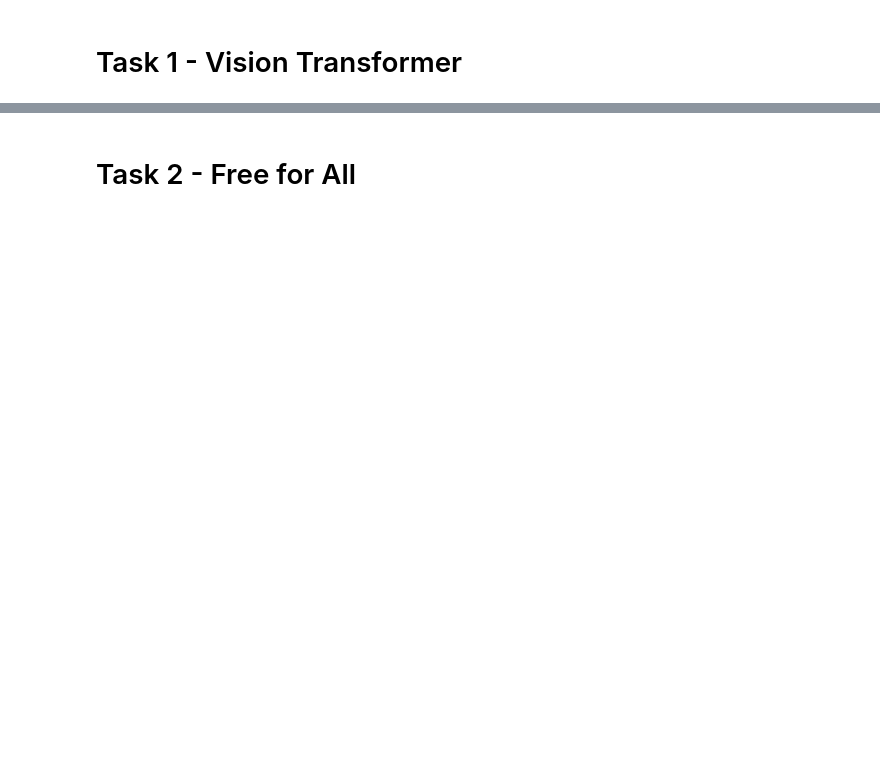
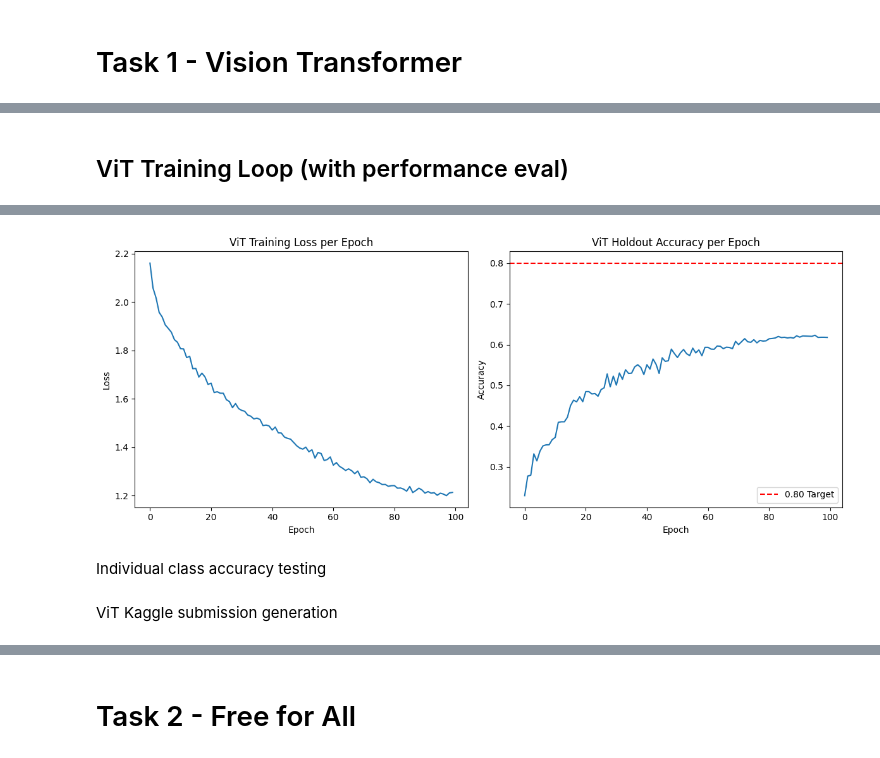
Before and after one commit to Thcastro2004/ECSE551-A2-ML-for-engineers, a Jupyter notebook: Barnett_Cottereau_Zhang_Assignment2.ipynb, the cells around one changed output, grey strips where cells are left out. Drawn from its saved outputs; the diff is of its cells as text; code cells hidden in the pictures; blank space fills up the shorter version.

```diff
--- a/Barnett_Cottereau_Zhang_Assignment2.ipynb
+++ b/Barnett_Cottereau_Zhang_Assignment2.ipynb
@@ -164,3 +123,11 @@ class CNN(nn.Module):
     return x
+# %%
+def moving_average(values, window):
+    averages = []
+    for i in range(len(values)):
+        start_idx = max(0, i-window+1)
+        window_values = values[start_idx:i+1]
+        averages.append(sum(window_values) / len(window_values))
+    return averages
 # %% [markdown]
 CNN Training
@@ -343,11 +418,2 @@ Creating a Dataset for the 2000 unlabelled images for Kaggle
 # %% [markdown]
 CNN Prediction for Kaggle
-# %%
-
-kaggle_dataset = Test551()
-kaggle_dataloader = DataLoader(kaggle_dataset, batch_size=64, shuffle=True, num_workers=2, persistent_workers=True)
-
-
-for input, label in kaggle_dataloader:
-  #output =
-  pass
@@ -394,0 +901,54 @@ dataset = Dataset551()
+# %% [markdown]
+## ViT Training Loop (with performance eval)
+# %%
+best_holdout_acc = 0.0
+history = {"train_loss":[], "hold_acc":[]}
+
+for epoch in range(1, VIT_CONFIG['num_epochs'] + 1):
+    # --- Train ---
+    t_loss, t_acc = train_one_epoch(model_vit, train_loader, optimizer, criterion, scaler=scaler, device=device, accumulation_steps=4)
+
+    # --- Validate ---
+    h_loss, h_acc = validate(model_vit, holdout_loader, criterion, device=device)
+
+    scheduler.step() # Step LR scheduler
+
+    # --- Record History ---
+    history["train_loss"].append(t_loss)
+    history["hold_acc"].append(h_acc)
+
+    # --- Output Progress ---
+    print(f"Epoch {epoch}/{VIT_CONFIG['num_epochs']} | Train Acc: {t_acc:.4f} | Holdout Acc: {h_acc:.4f} | Holdout Loss: {h_loss:.4f}")
+
+    # --- Save Best Checkpoint (Based on Validation Accuracy) ---
+    if h_acc > best_holdout_acc:
+        best_holdout_acc = h_acc
+        ckpt_path = os.path.join(CHECKPOINT_DIR, "vit_best_model.pth")
+        save_ckpt({'epoch': epoch, 'model_state_dict': model_vit.state_dict(), 'config': VIT_CONFIG, 'hold_acc': h_acc}, ckpt_path)
+
+print(f"\nFinal Best Holdout Accuracy: {best_holdout_acc:.4f}")
+
+# Save the final model state
+final_path = os.path.join(CHECKPOINT_DIR, "vit_final.pth")
+save_ckpt({'epoch': VIT_CONFIG['num_epochs'], 'model_state_dict': model_vit.state_dict(), 'config': VIT_CONFIG}, final_path)
+print("Saved final model for prediction (vit_final.pth)")
+
+# --- Performance Demonstration: Plotting ---
+plt.figure(figsize=(12, 5))
+plt.subplot(1, 2, 1)
+plt.plot(history['train_loss'])
+plt.title('ViT Training Loss per Epoch')
+plt.xlabel('Epoch')
+plt.ylabel('Loss')
+
+plt.subplot(1, 2, 2)
+plt.plot(history['hold_acc'])
+plt.title('ViT Holdout Accuracy per Epoch')
+plt.xlabel('Epoch')
+plt.ylabel('Accuracy')
+plt.axhline(0.80, color='r', linestyle='--', label='0.80 Target')
+plt.legend()
+plt.tight_layout()
+plt.savefig(os.path.join(DRIVE_ROOT, "vit_performance_plot.png"))
+plt.show()
+# %% [output]
@@ -394,0 +972,3 @@ dataset = Dataset551()
+[figure, added]
+# %% [markdown]
+Individual class accuracy testing
@@ -394,0 +1030,2 @@ dataset = Dataset551()
+# %% [markdown]
+ViT Kaggle submission generation
```
Also changed, not shown: parts of 63 cells of this notebook.
